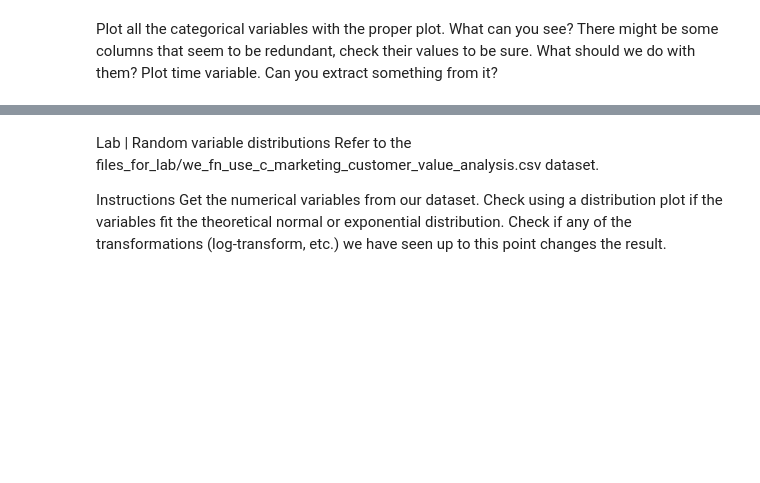
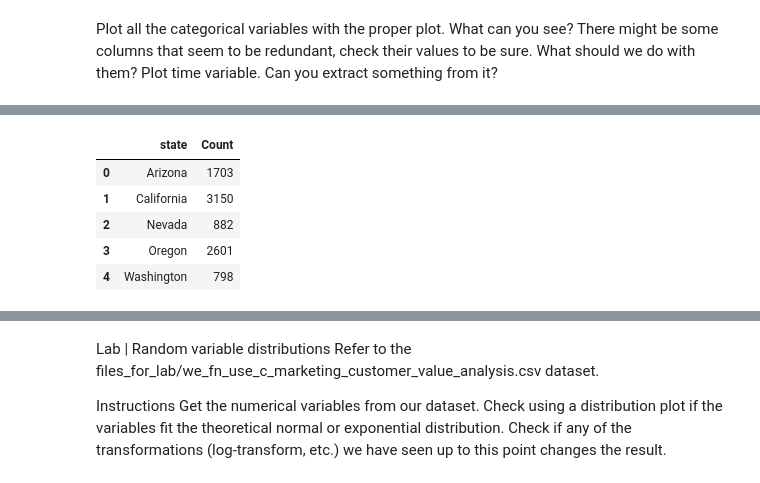
Before and after one commit to mferreiracad/lab-cleaning-numerical-data, a Jupyter notebook: main_notebook.ipynb, the cells around one changed output, grey strips where cells are left out. Cells and saved outputs as stored; diff of their text form; code cells hidden in the pictures; blank space fills up the shorter version.

```diff
--- a/main_notebook.ipynb
+++ b/main_notebook.ipynb
@@ -527,0 +564,10 @@ ax = sns.swarmplot(categorical_df['state'],categorical_df['state'].value_counts(
+# %%
+state = pd.DataFrame(categorical_df.groupby("state")["state"].count()).rename(columns={ 'state': 'Count'}).reset_index()
+state
+# %% [output]
+|  | state | Count |
+| 0 | Arizona | 1703 |
+| 1 | California | 3150 |
+| 2 | Nevada | 882 |
+| 3 | Oregon | 2601 |
+| 4 | Washington | 798 |
```
Also changed, not shown: parts of 12 cells of this notebook.
